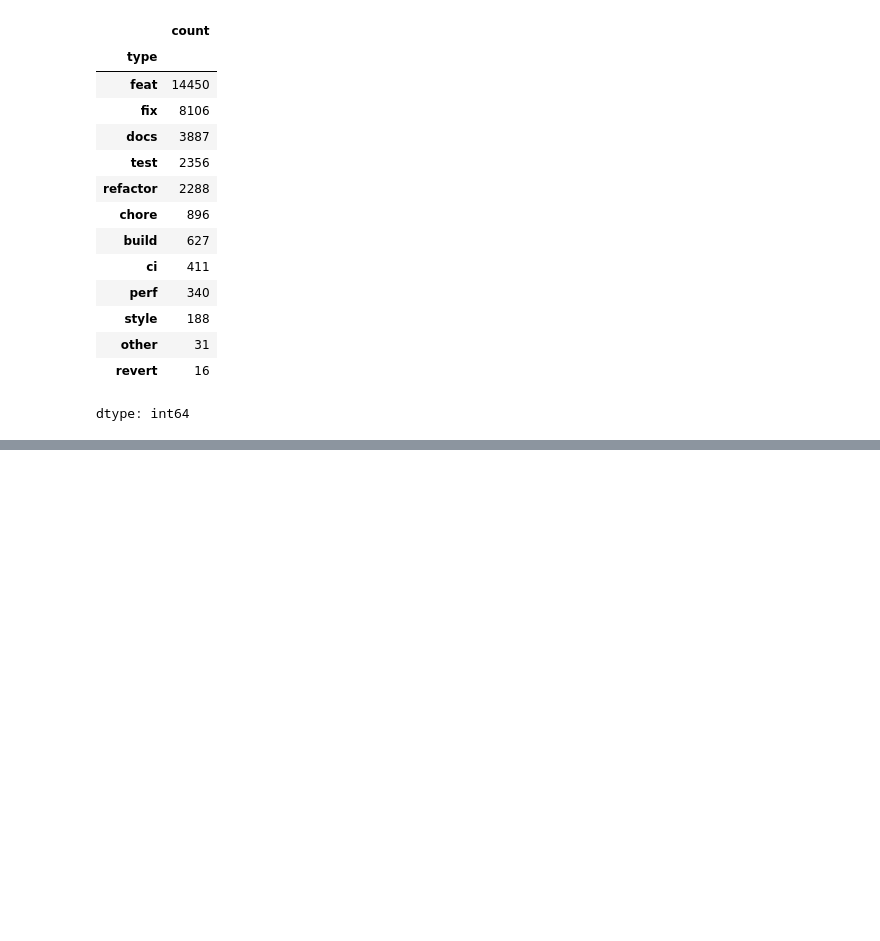
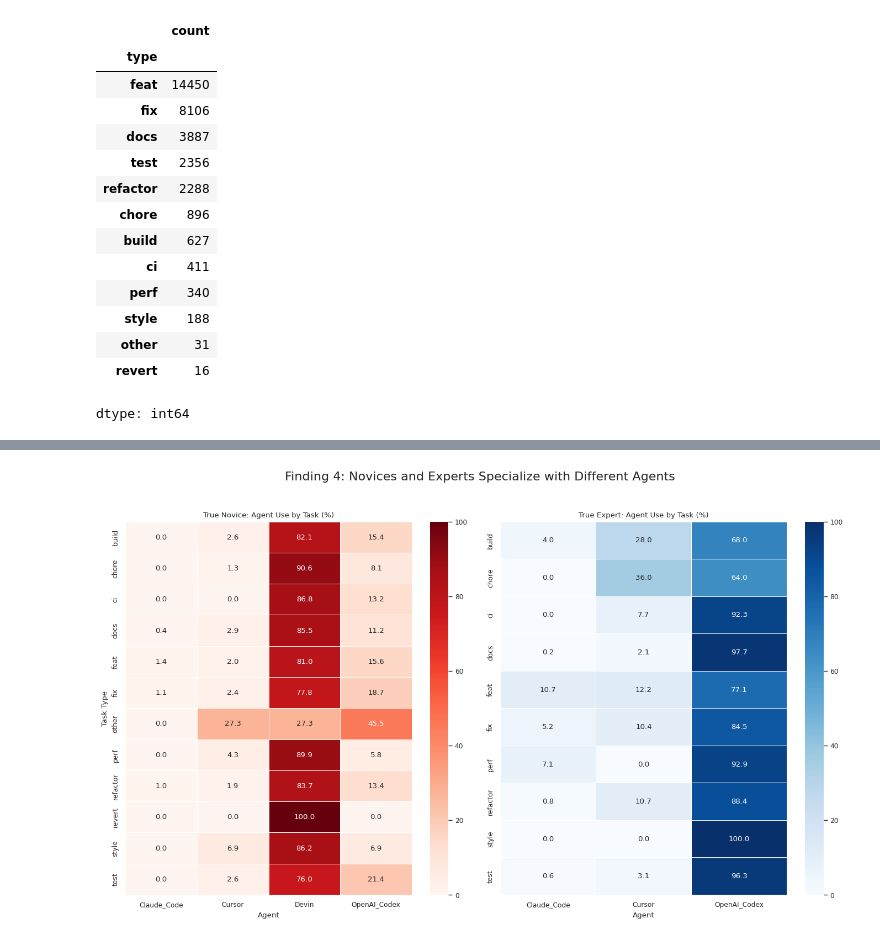
Before and after one commit to tounoussiKhalid/msr_2026, a Jupyter notebook: analysis/load_AIDev.ipynb, the cells around one changed output, grey strips where cells are left out. Cells and saved outputs as stored; diff of their text form; code cells hidden in the pictures; blank space fills up the shorter version.

```diff
--- a/analysis/load_AIDev.ipynb
+++ b/analysis/load_AIDev.ipynb
@@ -187,0 +707,57 @@ from scipy.stats import spearmanr
+# %%
+# --- 1. Prepare Data for Heatmaps ---
+# We use the 'novice_tasks' and 'expert_tasks' DataFrames
+# And we must find the correct agent column name (e.g., 'agent_x')
+AGENT_COLUMN_NAME = 'agent_x' if 'agent_x' in novice_tasks.columns else 'agent'
+
+# Novice heatmap data
+novice_heatmap_data = (novice_tasks.groupby('type')[AGENT_COLUMN_NAME]
+                        .value_counts(normalize=True)
+                        .mul(100)
+                        .rename('percentage')
+                        .reset_index())
+novice_heatmap_pivot = novice_heatmap_data.pivot(
+    index='type', columns=AGENT_COLUMN_NAME, values='percentage'
+).fillna(0) # Fill tasks they didn't do with 0
+
+# Expert heatmap data
+expert_heatmap_data = (expert_tasks.groupby('type')[AGENT_COLUMN_NAME]
+                        .value_counts(normalize=True)
+                        .mul(100)
+                        .rename('percentage')
+                        .reset_index())
+expert_heatmap_pivot = expert_heatmap_data.pivot(
+    index='type', columns=AGENT_COLUMN_NAME, values='percentage'
+).fillna(0) # Fill tasks they didn't do with 0
+
+
+# --- 2. Create the Visualization (2 subplots) ---
+fig, (ax1, ax2) = plt.subplots(1, 2, figsize=(14, 8), gridspec_kw={'width_ratios': [1, 1]})
+fig.suptitle('Finding 4: Novices and Experts Specialize with Different Agents', fontsize=16, y=1.03)
+
+# --- Plot 1: Novice Heatmap ---
+sns.heatmap(novice_heatmap_pivot,
+            annot=True,     # Show percentages in cells
+            fmt=".1f",      # Format to 1 decimal place
+            cmap="Reds",    # Color map
+            linewidths=.5,  # Add lines between cells
+            ax=ax1)
+ax1.set_title('True Novice: Agent Use by Task (%)')
+ax1.set_ylabel('Task Type')
+ax1.set_xlabel('Agent')
+
+# --- Plot 2: Expert Heatmap ---
+sns.heatmap(expert_heatmap_pivot,
+            annot=True,
+            fmt=".1f",
+            cmap="Blues",   # Use a different color
+            linewidths=.5,
+            ax=ax2)
+ax2.set_title('True Expert: Agent Use by Task (%)')
+ax2.set_ylabel('') # Hide y-label, it's redundant
+ax2.set_xlabel('Agent')
+
+plt.tight_layout()
+plt.show()
+# %% [output]
+[figure, added]
```
Also changed, not shown: parts of 23 cells of this notebook.
